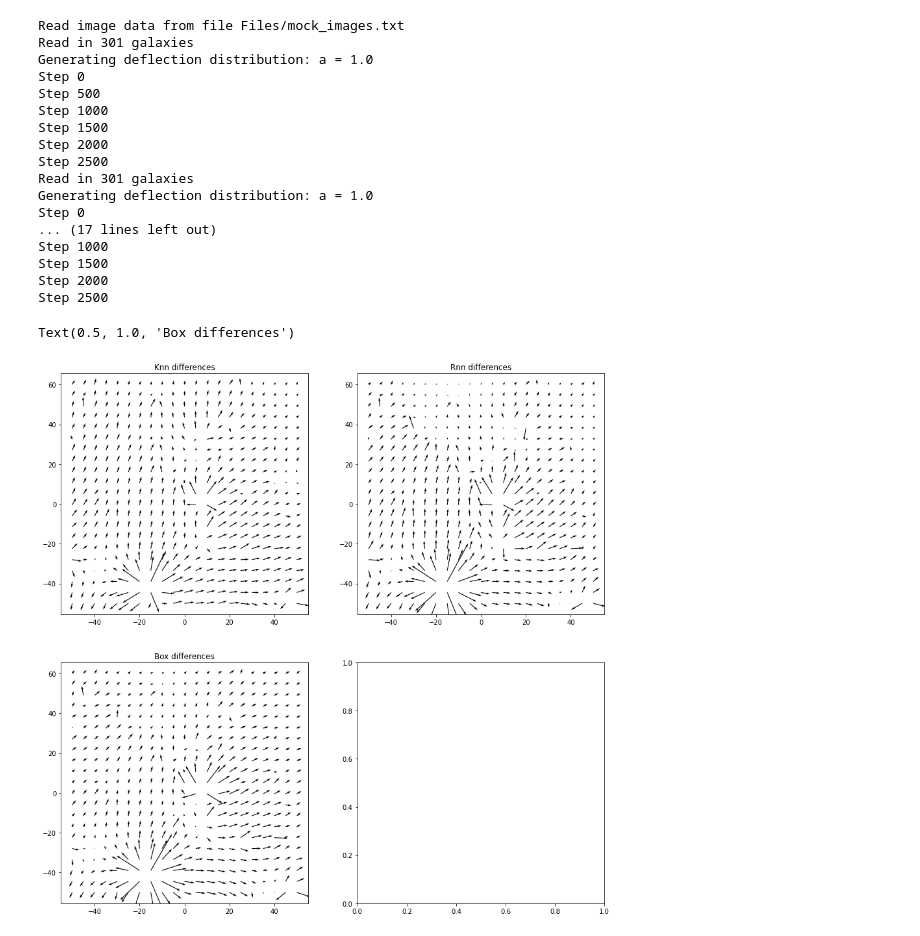
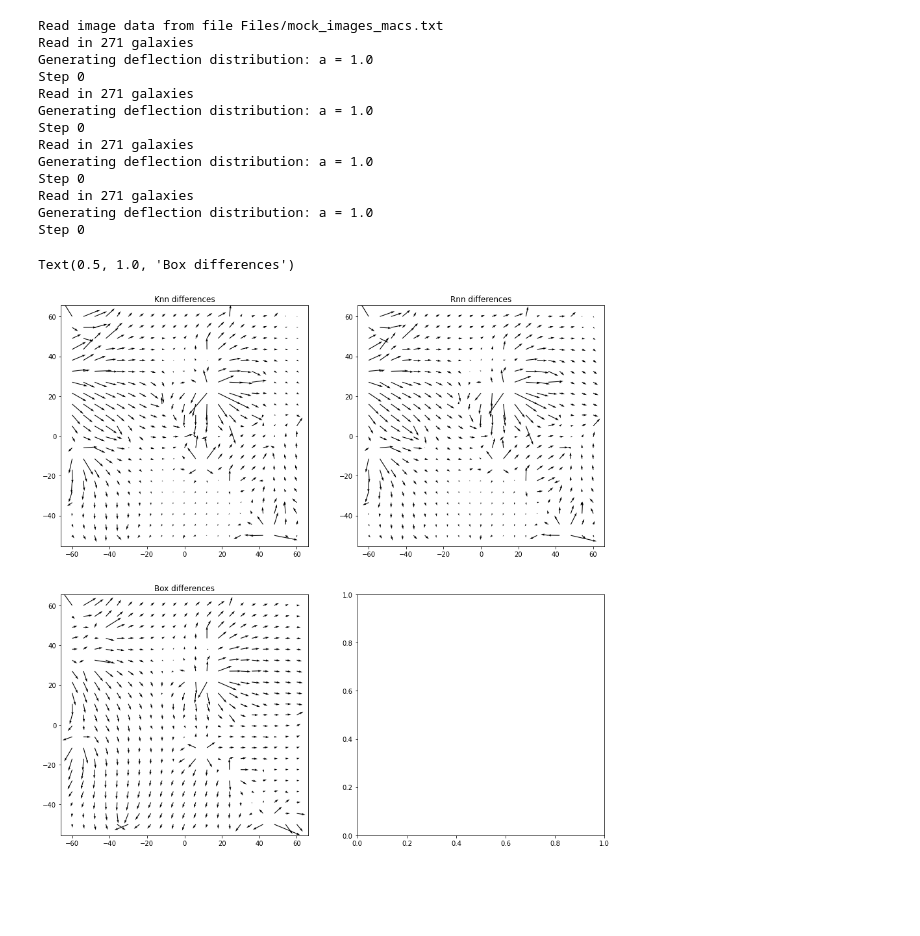
Before and after one commit to JackieLee23/Gravitational-Lensing, a Jupyter notebook: Macs_deflection_distributions.ipynb, the cells around one changed output. Cells and saved outputs as stored; diff of their text form; code cells hidden in the pictures; blank space fills up the shorter version.

```diff
--- a/Macs_deflection_distributions.ipynb
+++ b/Macs_deflection_distributions.ipynb
@@ -1,5 +1,7 @@
 # %%
 import numpy as np
+import pandas as pd
+
 import matplotlib.pyplot as plt
 import matplotlib.cm as cm
 import matplotlib.gridspec as gridspec
@@ -13,8 +15,10 @@ from scipy.stats import sigmaclip
 from sklearn.neighbors import KNeighborsClassifier, RadiusNeighborsClassifier
 
 import astropy
+from astropy.stats import sigma_clip
 from astropy.io import fits
 from astropy.wcs import WCS
+from astropy.cosmology import LambdaCDM
 
 from PIL import Image
 
@@ -24,7 +28,7 @@ img_cuts = {'a2744':[[519,4520],[412,4413]],
 img_files = {'a2744':'Files/abell2744_RGB.fits',
              'm0416':'Files/macs0416_RGB.fits'}
 
-import pandas as pd
-from astropy.cosmology import LambdaCDM
-
-cluster = "m0416"
+zclus = {'a2744' : 0.308,
+         'm0416' : 0.396}
+pgals = {'a2744' : [1.689791e-01, 1.965115e+00, 2.0],
+        'm0416' : [3.737113e-01, 1.322081e+00, 2.0]}
@@ -101,0 +114,5 @@ Read image data from file Files/m0416_images.dat
+# %%
+#Set up images
+cosmo = LambdaCDM(H0 = 70, Om0 = 0.3, Ode0 = 0.7)
+img = fc.imgclass("Files/" + cluster + "_images.dat", zclus[cluster], cosmo)
+print(len(img.xarr))
@@ -166,7 +186,8 @@ def sigmaCut(X, y, p, k):
     model = np.polyfit(clustermag, clustercolor, 1)
     predict = np.poly1d(model)
 
-    sigma = np.std(clustercolor)
+    res = clustercolor - predict(clustermag)
+    sigma = np.std(res)
 
     probs = np.zeros(len(p))
     classes = np.zeros(len(p))
@@ -218,6 +241,6 @@ def scatterDraw(n, scatter, ax, probs = [], color = "red"):
 # %%
 #Get probability arrays
-knnprob = Knn(Xcm, y, unknownXcm, 13)[0]
+knnprob = Knn(Xcm, y, unknownXcm, 16)[0]
 rnnprob = Rnn(Xcm, y, unknownXcm, 0.15)[0]
 boxprob = box(Xcm, y, unknownXcm, 2, 14)[0]
 sigmaclass = sigmaCut(Xcm, y, unknownXcm, 1.0)[1]
@@ -384,44 +418,39 @@ maxy = 120
 # %%
-#Create vector field
 fig, ((ax1, ax2), (ax3, ax4)) = plt.subplots(2, 2, figsize=(15, 15))
-imgmock = fc.imgclass("Files/mock_images3.txt", 0.0, cosmo)
+imgmock = fc.imgclass("Files/mock_images_macs.txt", 0.0, cosmo)
 
-marr = getStats(3000, sigmaclass, True, imgmock)[0]
-marrk = getStats(3000, knnprob, True, imgmock)[0]
-marrr = getStats(3000, rnnprob, True, imgmock)[0]
-marrbox = getStats(3000, boxprob, True, imgmock)[0]
+marr = getStats(100, sigmaclass, True, imgmock)[0]
+marrk = getStats(100, knnprob, True, imgmock)[0]
+marrr = getStats(100, rnnprob, True, imgmock)[0]
+marrbox = getStats(100, boxprob, True, imgmock)[0]
 
 diffk = marrk - marr
 diffr = marrr - marr
 diffbox = marrbox - marr
 
 ax1.quiver(imgmock.xarr[:,0], imgmock.xarr[:,1], diffk[0,:,0], diffk[0,:,1])
 ax2.quiver(imgmock.xarr[:,0], imgmock.xarr[:,1], diffr[0,:,0], diffr[0,:,1])
 ax3.quiver(imgmock.xarr[:,0], imgmock.xarr[:,1], diffbox[0,:,0], diffbox[0,:,1])
 
 ax1.set_title("Knn differences")
 ax2.set_title("Rnn differences")
 ax3.set_title("Box differences")
 # %% [output]
-Read image data from file Files/mock_images.txt
-Read in 301 galaxies
+Read image data from file Files/mock_images_macs.txt
+Read in 271 galaxies
 Generating deflection distribution: a = 1.0
 Step 0
-Step 500
-Step 1000
-Step 1500
-Step 2000
-Step 2500
-Read in 301 galaxies
+Read in 271 galaxies
 Generating deflection distribution: a = 1.0
 Step 0
-... (17 lines left out)
-Step 1000
-Step 1500
-Step 2000
-Step 2500
+Read in 271 galaxies
+Generating deflection distribution: a = 1.0
+Step 0
+Read in 271 galaxies
+Generating deflection distribution: a = 1.0
+Step 0
 Text(0.5, 1.0, 'Box differences')
-[figure, old version]
+[figure, new version]
 # %%
 #Create vector field
 def plotdiffs(ax, orig, probs):
```
Also changed, not shown: parts of 23 cells of this notebook, 13 other files.
